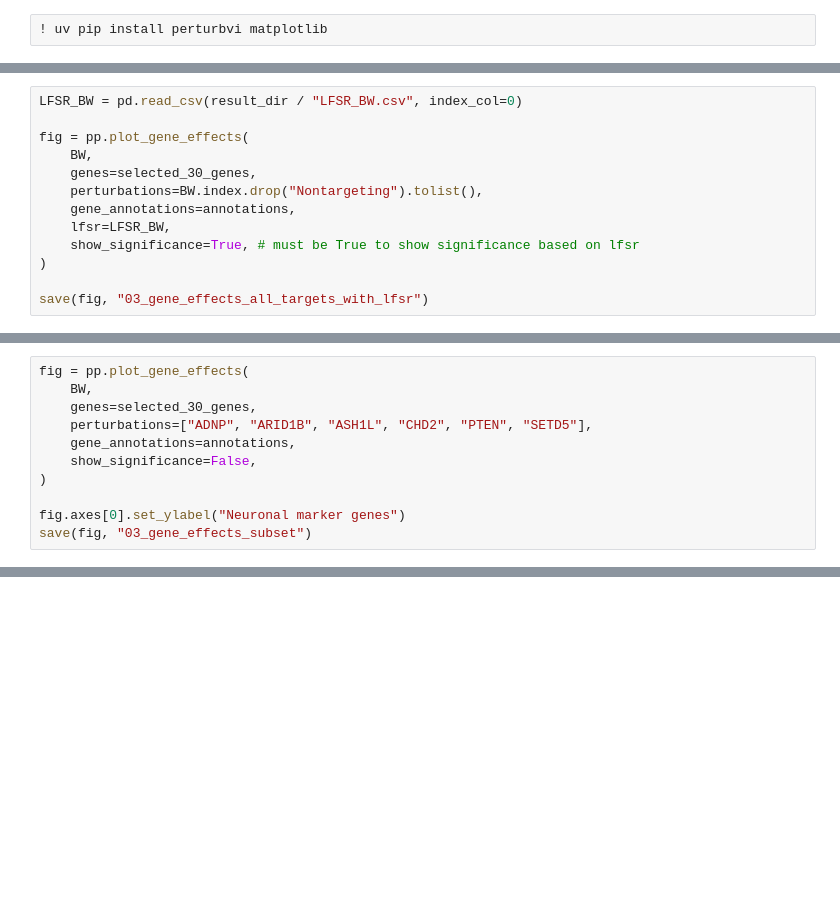
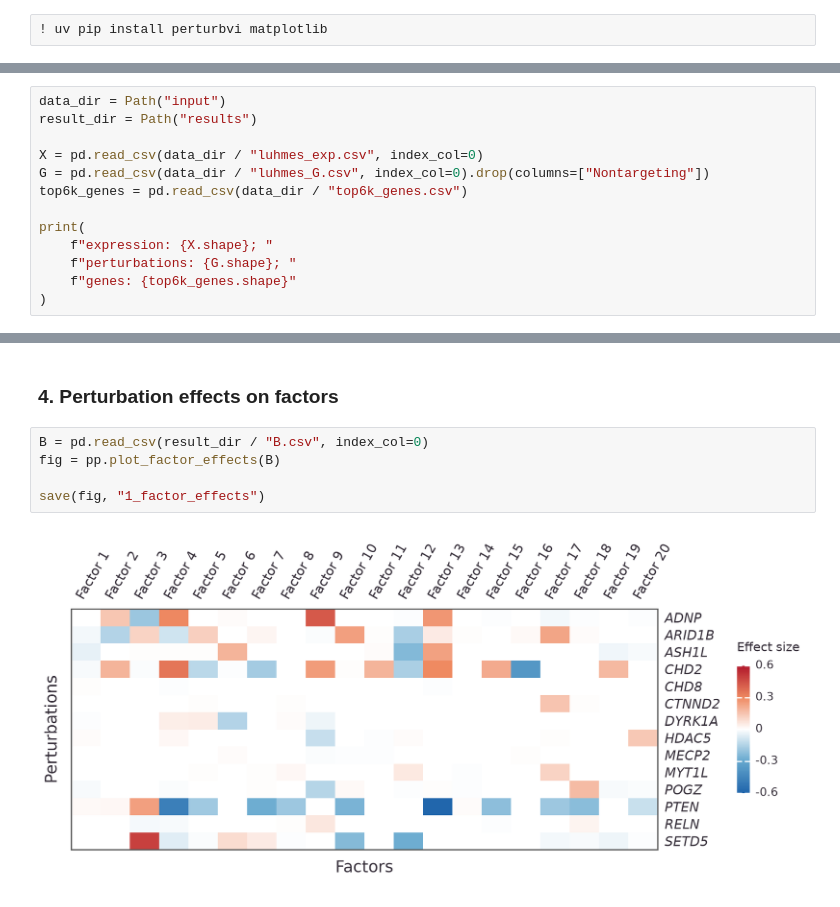
Before and after one commit to mancusolab/perturbvi, a Jupyter notebook: docs/luhmes.ipynb, the cells around one changed output, grey strips where cells are left out. Drawn from its saved outputs; the diff is of its cells as text; blank space fills up the shorter version.

```diff
--- a/docs/luhmes.ipynb
+++ b/docs/luhmes.ipynb
@@ -315,13 +6,0 @@ save(fig, "03_gene_effects_all_targets")
-# %%
-LFSR_BW = pd.read_csv(result_dir / "LFSR_BW.csv", index_col=0)
-
-fig = pp.plot_gene_effects(
-    BW,
-    genes=selected_30_genes,
-    perturbations=BW.index.drop("Nontargeting").tolist(),
-    gene_annotations=annotations,
-    lfsr=LFSR_BW,
-    show_significance=True, # must be True to show significance based on lfsr
-)
-
-save(fig, "03_gene_effects_all_targets_with_lfsr")
@@ -332,11 +6,0 @@ save(fig, "03_gene_effects_all_targets_with_lfsr")
-# %%
-fig = pp.plot_gene_effects(
-    BW,
-    genes=selected_30_genes,
-    perturbations=["ADNP", "ARID1B", "ASH1L", "CHD2", "PTEN", "SETD5"],
-    gene_annotations=annotations,
-    show_significance=False,
-)
-
-fig.axes[0].set_ylabel("Neuronal marker genes")
-save(fig, "03_gene_effects_subset")
@@ -435,0 +34,13 @@ Bar length shows fold enrichment; each factor has its own x-axis range. Darker r
+# %%
+data_dir = Path("input")
+result_dir = Path("results")
+
+X = pd.read_csv(data_dir / "luhmes_exp.csv", index_col=0)
+G = pd.read_csv(data_dir / "luhmes_G.csv", index_col=0).drop(columns=["Nontargeting"])
+top6k_genes = pd.read_csv(data_dir / "top6k_genes.csv")
+
+print(
+    f"expression: {X.shape}; "
+    f"perturbations: {G.shape}; "
+    f"genes: {top6k_genes.shape}"
+)
@@ -435,0 +88,9 @@ Bar length shows fold enrichment; each factor has its own x-axis range. Darker r
+# %% [markdown]
+### 4. Perturbation effects on factors
+# %%
+B = pd.read_csv(result_dir / "B.csv", index_col=0)
+fig = pp.plot_factor_effects(B)
+
+save(fig, "1_factor_effects")
+# %% [output]
+[figure, added]
```
Also changed, not shown: parts of 80 cells of this notebook, 1 other file.
